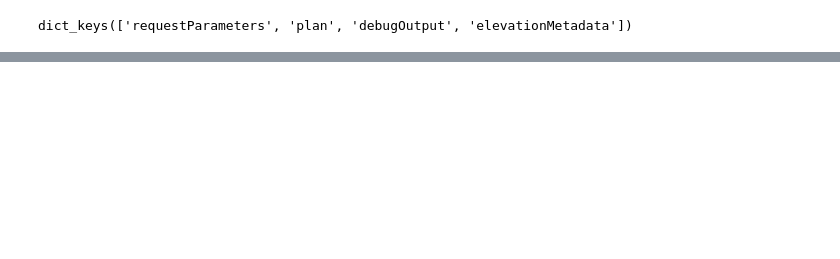
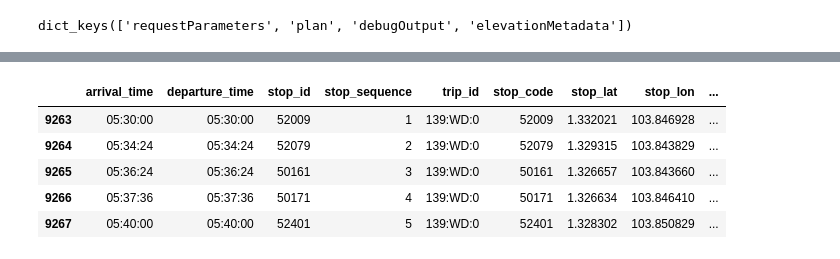
Before and after one commit to pakhuiying/NCCS_analysis, a Jupyter notebook: OneMap_API.ipynb, the cells around one changed output, grey strips where cells are left out. Cells and saved outputs as stored; diff of their text form; code cells hidden in the pictures; blank space fills up the shorter version.

```diff
--- a/OneMap_API.ipynb
+++ b/OneMap_API.ipynb
@@ -112,0 +233,9 @@ dict_keys(['requestParameters', 'plan', 'debugOutput', 'elevationMetadata'])
+# %%
+GTFS[GTFS['trip_id'].str.contains('.*139:WD:0.*')].head()
+# %% [output]
+|  | arrival_time | departure_time | stop_id | stop_sequence | trip_id | stop_code | stop_lat | stop_lon | ... |
+| 9263 | 05:30:00 | 05:30:00 | 52009 | 1 | 139:WD:0 | 52009 | 1.332021 | 103.846928 | ... |
+| 9264 | 05:34:24 | 05:34:24 | 52079 | 2 | 139:WD:0 | 52079 | 1.329315 | 103.843829 | ... |
+| 9265 | 05:36:24 | 05:36:24 | 50161 | 3 | 139:WD:0 | 50161 | 1.326657 | 103.843660 | ... |
+| 9266 | 05:37:36 | 05:37:36 | 50171 | 4 | 139:WD:0 | 50171 | 1.326634 | 103.846410 | ... |
+| 9267 | 05:40:00 | 05:40:00 | 52401 | 5 | 139:WD:0 | 52401 | 1.328302 | 103.850829 | ... |
```
Also changed, not shown: parts of 19 cells of this notebook, 2 other files.
